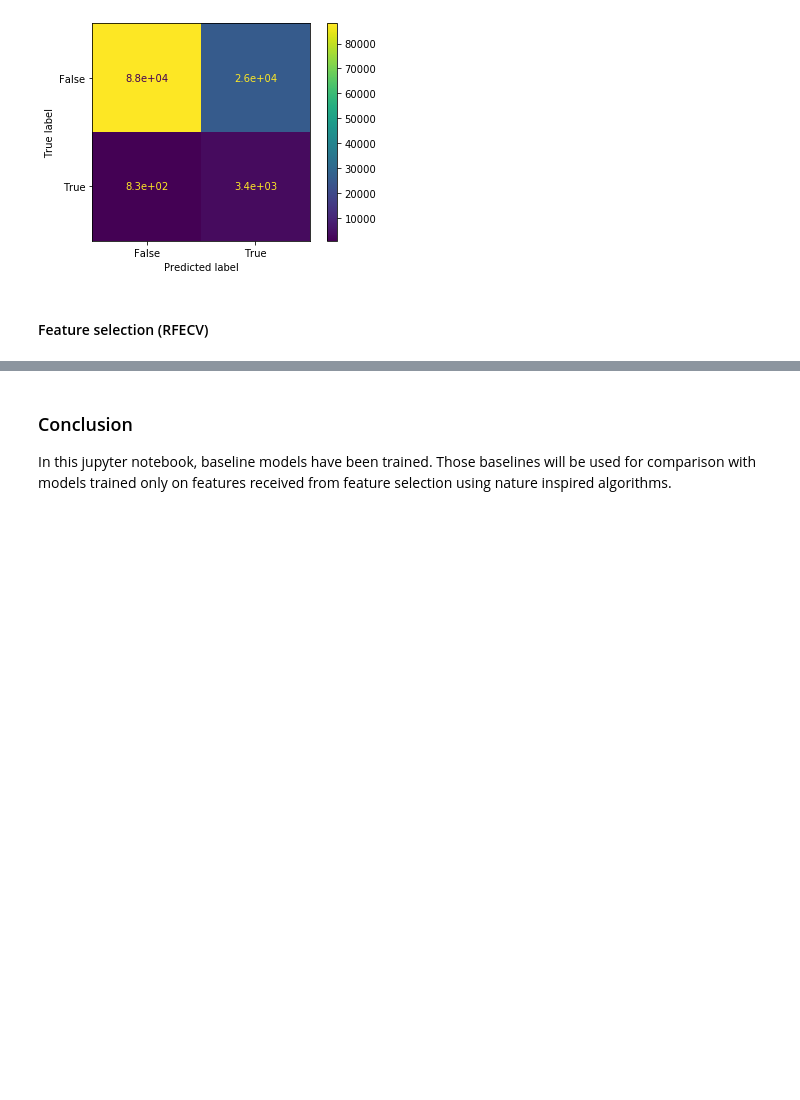
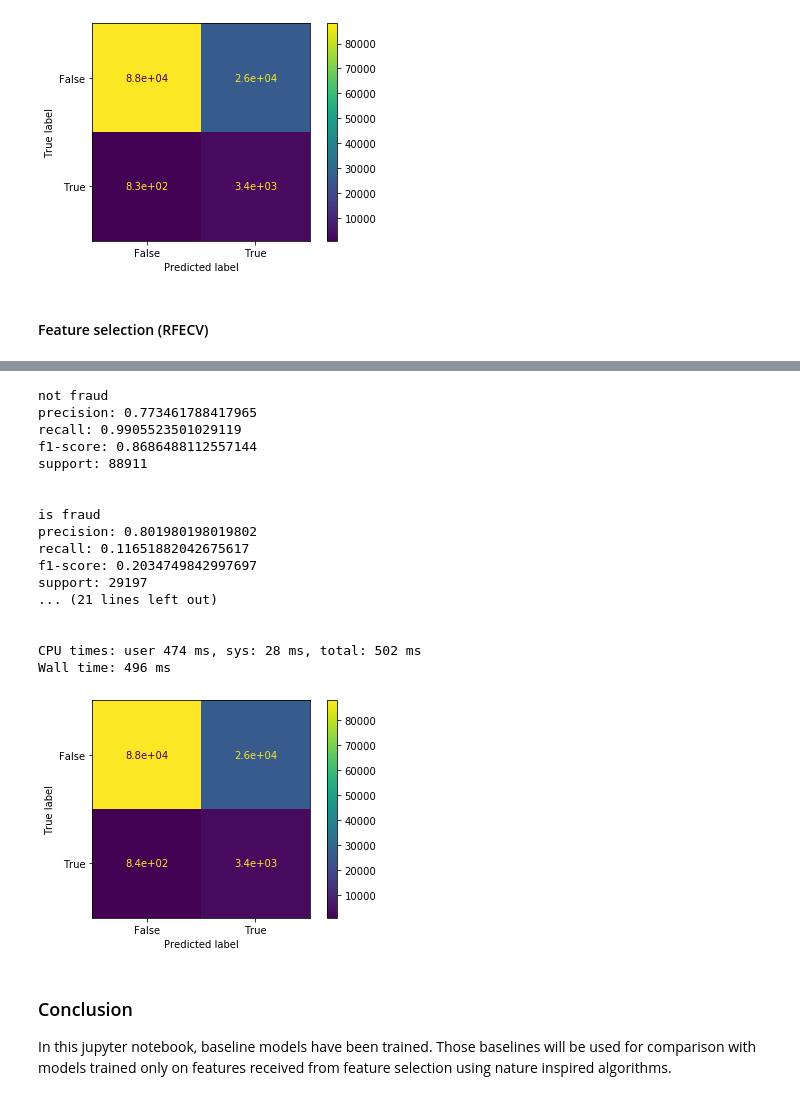
Before and after one commit to pmacinec/transactions-fraud-detection, a Jupyter notebook: notebooks/4_baseline_model_and_feature_selection.ipynb, the cells around one changed output, grey strips where cells are left out. Saved outputs shown, nothing was run; the diff lists cells and outputs as text; code cells hidden in the pictures; blank space fills up the shorter version.

```diff
--- a/notebooks/4_baseline_model_and_feature_selection.ipynb
+++ b/notebooks/4_baseline_model_and_feature_selection.ipynb
@@ -137,6 +144,25 @@ plt.show()
 # %%
 %%time
-custom_classification_report(rfecv.estimator_, x_test, y_test)
+custom_classification_report(rfecv.estimator_, x_test[selected_columns], y_test)
+# %% [output]
+not fraud
+precision: 0.773461788417965
+recall: 0.9905523501029119
+f1-score: 0.8686488112557144
+support: 88911
+
+
+is fraud
+precision: 0.801980198019802
+recall: 0.11651882042675617
+f1-score: 0.2034749842997697
+support: 29197
+... (21 lines left out)
+
+
+CPU times: user 474 ms, sys: 28 ms, total: 502 ms
+Wall time: 496 ms
+[figure, added]
 # %% [markdown]
 ### Conclusion
 
```
Also changed, not shown: parts of 5 cells of this notebook.
